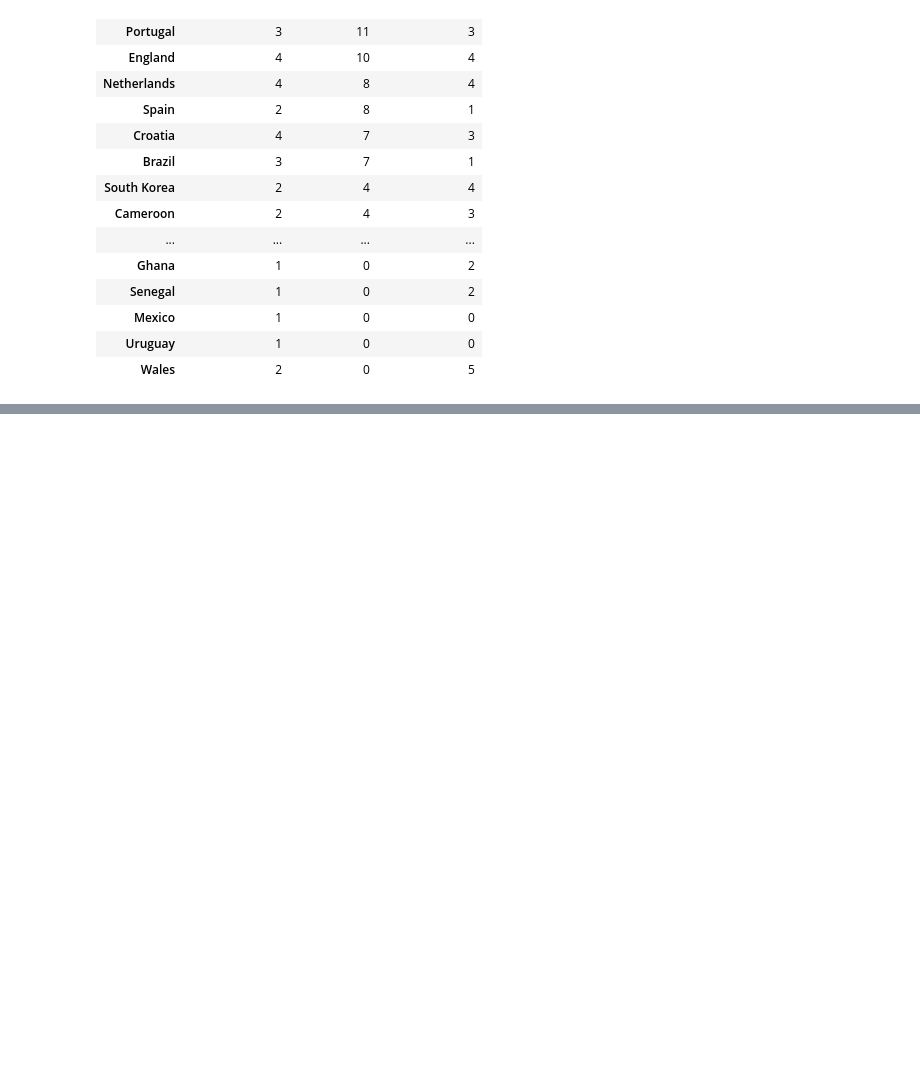
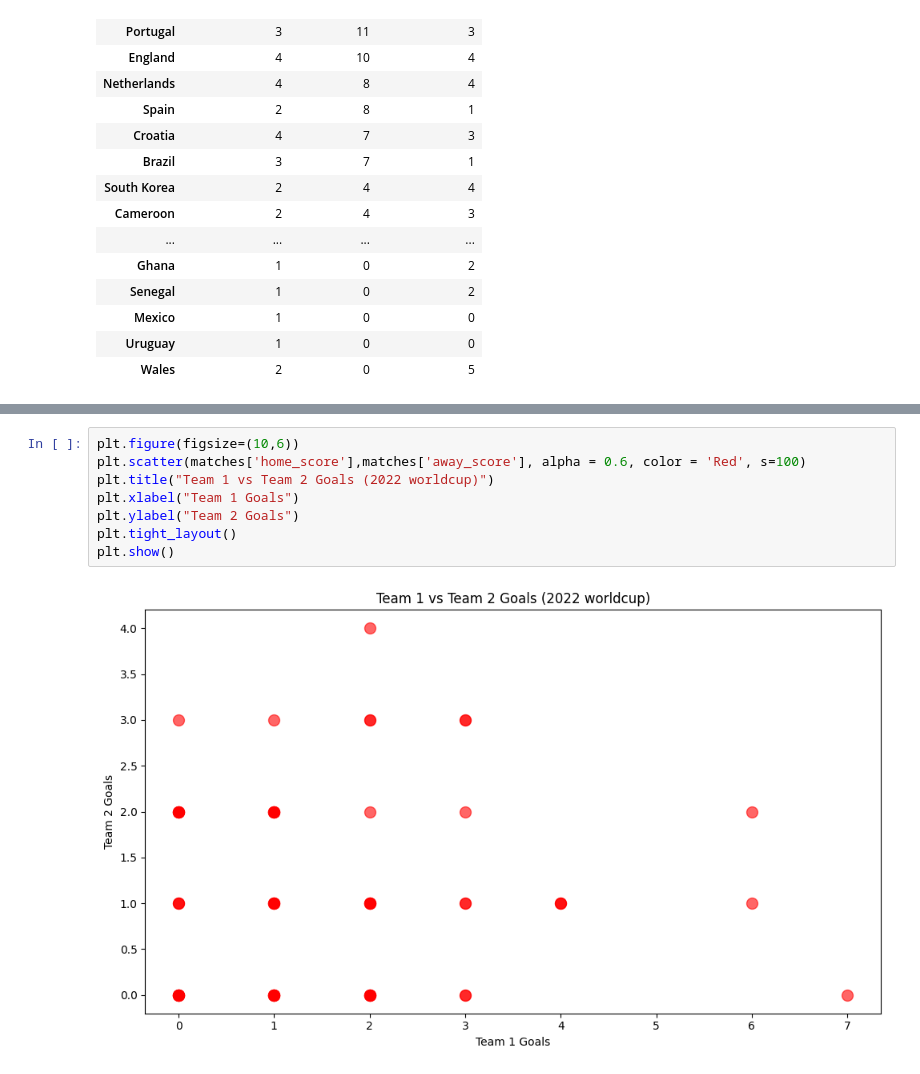
Before and after one commit to Akhilmehra22/analytics-portfolio, a Jupyter notebook: fifa/Fifa-exploration.ipynb, the cells around one changed output, grey strips where cells are left out. Saved outputs shown, nothing was run; the diff lists cells and outputs as text; blank space fills up the shorter version.

```diff
--- a/fifa/Fifa-exploration.ipynb
+++ b/fifa/Fifa-exploration.ipynb
@@ -180,0 +209,10 @@ matches.groupby('home_team').agg(matches_played = ('match_id','count'),goals_sco
+# %%
+plt.figure(figsize=(10,6))
+plt.scatter(matches['home_score'],matches['away_score'], alpha = 0.6, color = 'Red', s=100)
+plt.title("Team 1 vs Team 2 Goals (2022 worldcup)")
+plt.xlabel("Team 1 Goals")
+plt.ylabel("Team 2 Goals")
+plt.tight_layout()
+plt.show()
+# %% [output]
+[figure, added]
```
Also changed, not shown: parts of 8 cells of this notebook.
